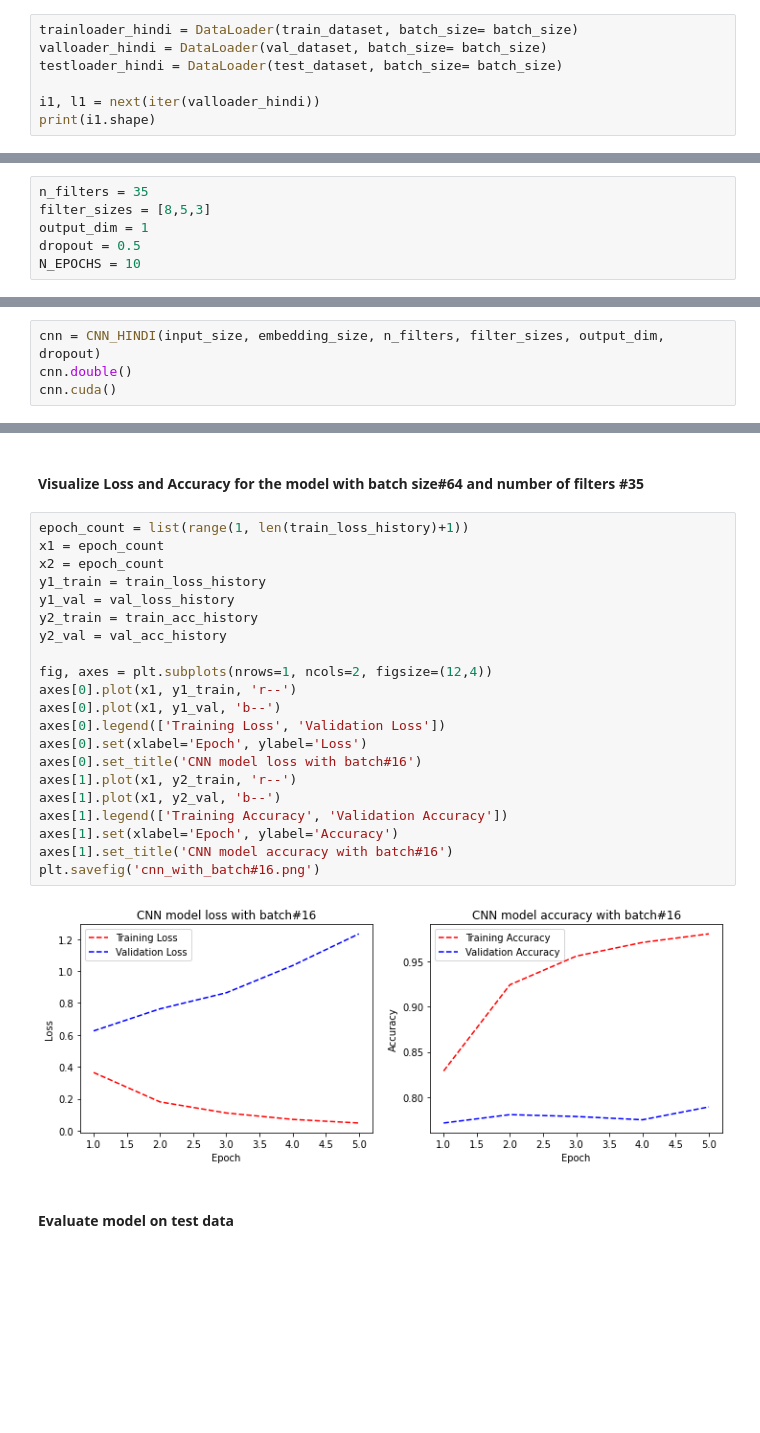
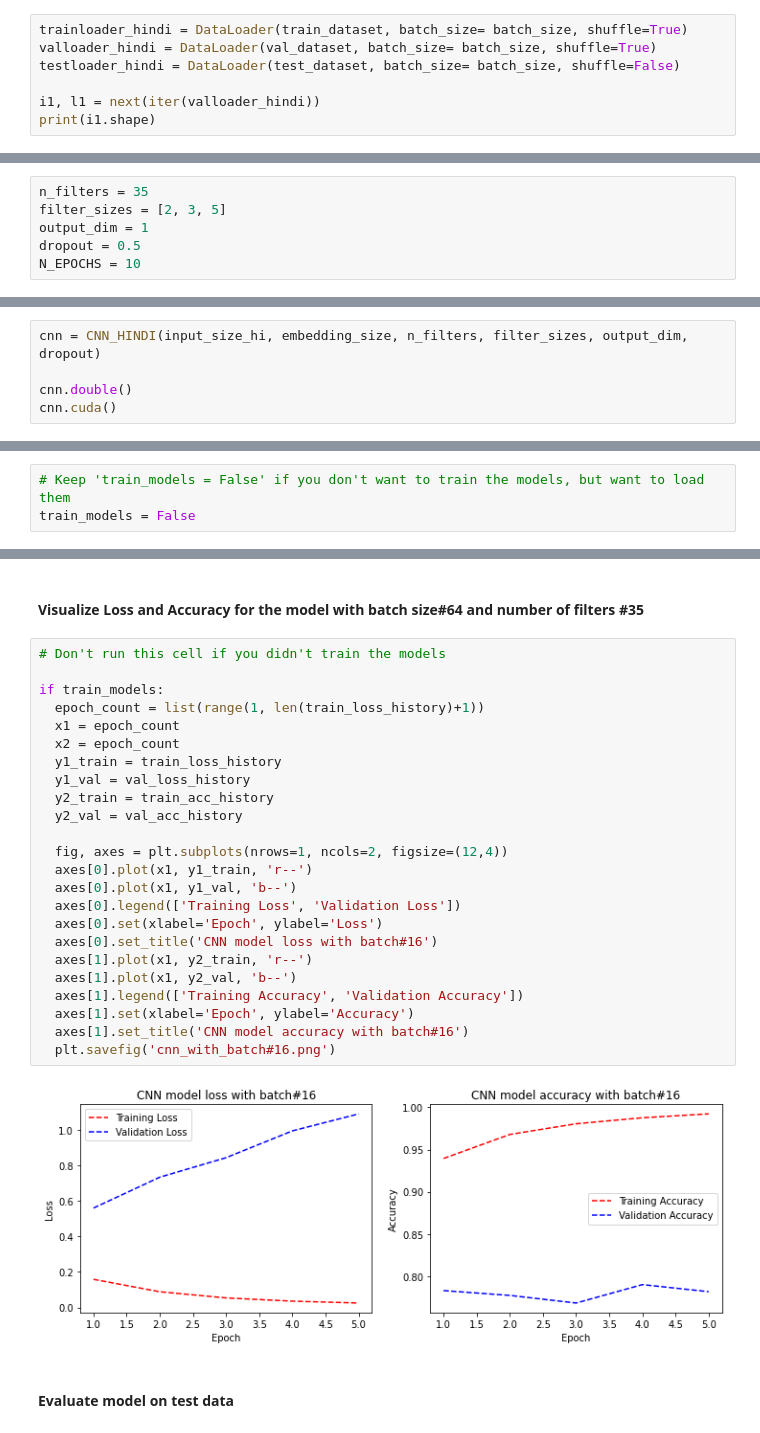
Before and after one commit to heshumi/NNTI-WS2021-NLP-Project, a Jupyter notebook: Task_3_final.ipynb, the cells around one changed output, grey strips where cells are left out. Drawn from its saved outputs; the diff is of its cells as text; blank space fills up the shorter version.

```diff
--- a/Task_3_final.ipynb
+++ b/Task_3_final.ipynb
@@ -213,9 +213,9 @@ train_dataset = MyDataset(dev_hindi, min_sen_length, onehot_dict_hindi)
 val_dataset = MyDataset(val_hindi, min_sen_length, onehot_dict_hindi)
 test_dataset = MyDataset(test_hindi, min_sen_length, onehot_dict_hindi)
 # %%
-trainloader_hindi = DataLoader(train_dataset, batch_size= batch_size)
-valloader_hindi = DataLoader(val_dataset, batch_size= batch_size)
-testloader_hindi = DataLoader(test_dataset, batch_size= batch_size)
+trainloader_hindi = DataLoader(train_dataset, batch_size= batch_size, shuffle=True)
+valloader_hindi = DataLoader(val_dataset, batch_size= batch_size, shuffle=True)
+testloader_hindi = DataLoader(test_dataset, batch_size= batch_size, shuffle=False)
 
 i1, l1 = next(iter(valloader_hindi))
 print(i1.shape)
@@ -239,7 +239,7 @@ biases = word2vec_model.fc1.bias.detach()
 #### Set more hyperparameters to train binary sentiment classifier
 # %%
 n_filters = 35
-filter_sizes = [8,5,3]
+filter_sizes = [2, 3, 5]
 output_dim = 1
 dropout = 0.5
 N_EPOCHS = 10
@@ -248,7 +248,8 @@ N_EPOCHS = 10
 # %% [markdown]
 #### Create CNN model instance by importing CNN_HINDI defined in task2_utils file.
 # %%
-cnn = CNN_HINDI(input_size, embedding_size, n_filters, filter_sizes, output_dim, dropout)
+cnn = CNN_HINDI(input_size_hi, embedding_size, n_filters, filter_sizes, output_dim, dropout)
+
 cnn.double()
 cnn.cuda()
 # %% [output]
@@ -282,4 +283,7 @@ optimizer = optim.Adam(cnn.parameters())
 criterion = nn.BCEWithLogitsLoss()
 # %% [markdown]
 #### Training the binary sentiment classification model
+# %%
+# Keep 'train_models = False' if you don't want to train the models, but want to load them
+train_models = False
 # %%
@@ -347,28 +338,31 @@ Early stopping
 # %% [markdown]
 #### Visualize Loss and Accuracy for the model with batch size#64 and number of filters #35
 # %%
-epoch_count = list(range(1, len(train_loss_history)+1))
-x1 = epoch_count
-x2 = epoch_count
-y1_train = train_loss_history
-y1_val = val_loss_history
-y2_train = train_acc_history
-y2_val = val_acc_history
+# Don't run this cell if you didn't train the models
 
-fig, axes = plt.subplots(nrows=1, ncols=2, figsize=(12,4))
-axes[0].plot(x1, y1_train, 'r--')
-axes[0].plot(x1, y1_val, 'b--')
-axes[0].legend(['Training Loss', 'Validation Loss'])
-axes[0].set(xlabel='Epoch', ylabel='Loss')
-axes[0].set_title('CNN model loss with batch#16')
-axes[1].plot(x1, y2_train, 'r--')
-axes[1].plot(x1, y2_val, 'b--')
-axes[1].legend(['Training Accuracy', 'Validation Accuracy'])
-axes[1].set(xlabel='Epoch', ylabel='Accuracy')
-axes[1].set_title('CNN model accuracy with batch#16')
-plt.savefig('cnn_with_batch#16.png')
+if train_models:
+  epoch_count = list(range(1, len(train_loss_history)+1))
+  x1 = epoch_count
+  x2 = epoch_count
+  y1_train = train_loss_history
+  y1_val = val_loss_history
+  y2_train = train_acc_history
+  y2_val = val_acc_history
+
+  fig, axes = plt.subplots(nrows=1, ncols=2, figsize=(12,4))
+  axes[0].plot(x1, y1_train, 'r--')
+  axes[0].plot(x1, y1_val, 'b--')
+  axes[0].legend(['Training Loss', 'Validation Loss'])
+  axes[0].set(xlabel='Epoch', ylabel='Loss')
+  axes[0].set_title('CNN model loss with batch#16')
+  axes[1].plot(x1, y2_train, 'r--')
+  axes[1].plot(x1, y2_val, 'b--')
+  axes[1].legend(['Training Accuracy', 'Validation Accuracy'])
+  axes[1].set(xlabel='Epoch', ylabel='Accuracy')
+  axes[1].set_title('CNN model accuracy with batch#16')
+  plt.savefig('cnn_with_batch#16.png')
 # %% [output]
-[figure, old version]
+[figure, new version]
 # %% [markdown]
 #### Evaluate model on test data
 # %%
```
Also changed, not shown: parts of 32 cells of this notebook.
